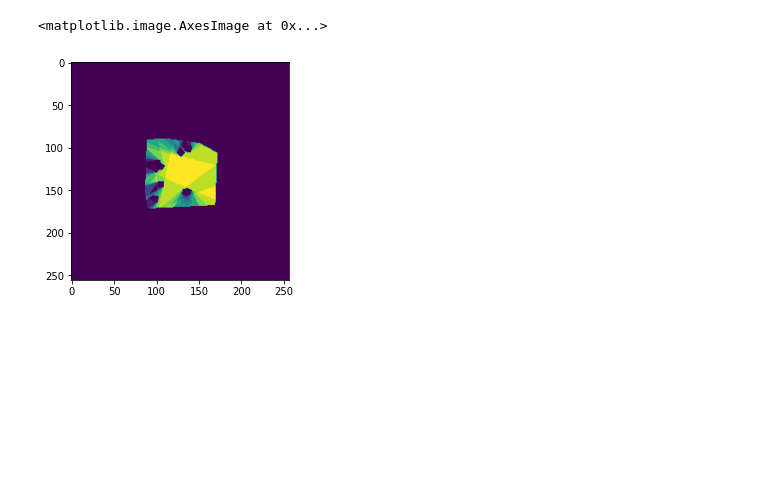
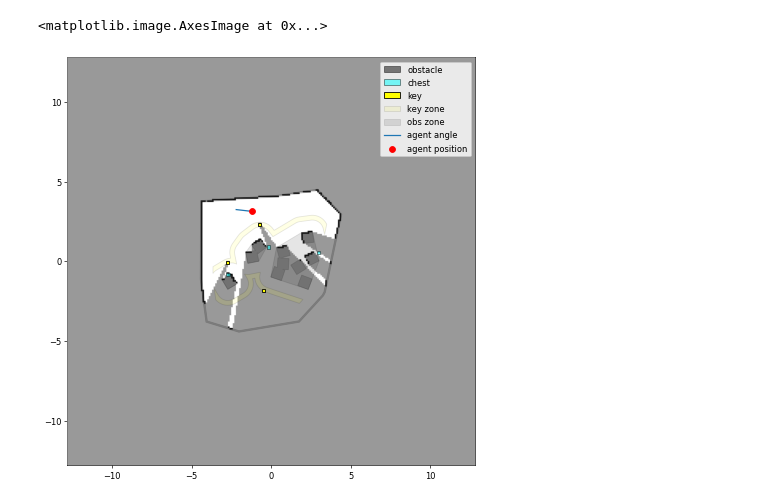
Before and after one commit to wwwshwww/navstack-gym, a Jupyter notebook: inspect/inspect_env.ipynb, the cells around one changed output. Cells and saved outputs as stored; diff of their text form; code cells hidden in the pictures; blank space fills up the shorter version.

```diff
--- a/inspect/inspect_env.ipynb
+++ b/inspect/inspect_env.ipynb
@@ -46,5 +28,8 @@ for i in range(N):
+# %%
+env = gym.make('TreasureChestRoom-v1', path_turnable=np.pi/8, avoidance_size=3, move_limit=-1, path_planning_count=10, path_exploration_count=4000)
+obs = env.reset(is_generate_pose=True)
 # %%
-plt.imshow(heat)
+plt.imshow(env.render('rgb_array'))
 # %% [output]
 <matplotlib.image.AxesImage at 0x...>
-[figure, old version]
+[figure, new version]
```
Also changed, not shown: parts of 14 cells of this notebook, 7 other files.
